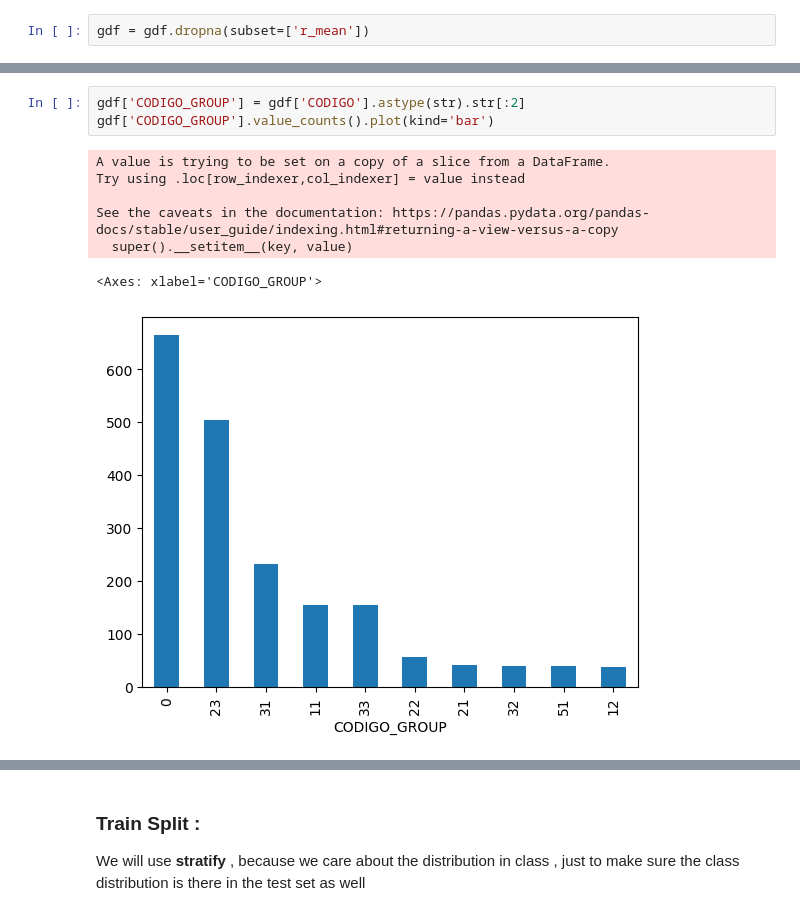
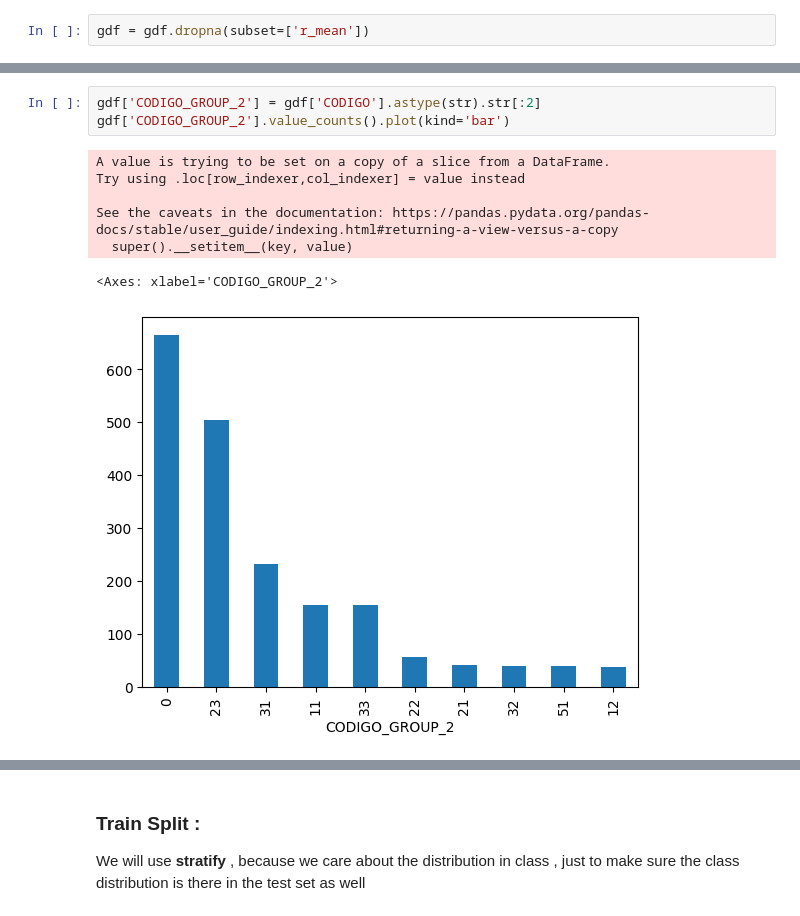
Before and after one commit to kshitijrajsharma/landcoverclassification, a Jupyter notebook: notebooks/train_test_split.ipynb, the cells around one changed output, grey strips where cells are left out. Cells and saved outputs as stored; diff of their text form.

```diff
--- a/notebooks/train_test_split.ipynb
+++ b/notebooks/train_test_split.ipynb
@@ -136,13 +136,13 @@ CODIGO
 31        1
 Name: count, dtype: int64
 # %%
-gdf['CODIGO_GROUP'] = gdf['CODIGO'].astype(str).str[:2]
-gdf['CODIGO_GROUP'].value_counts().plot(kind='bar')
+gdf['CODIGO_GROUP_2'] = gdf['CODIGO'].astype(str).str[:2]
+gdf['CODIGO_GROUP_2'].value_counts().plot(kind='bar')
 # %% [output]
 A value is trying to be set on a copy of a slice from a DataFrame.
 Try using .loc[row_indexer,col_indexer] = value instead
 
 See the caveats in the documentation: https://pandas.pydata.org/pandas-docs/stable/user_guide/indexing.html#returning-a-view-versus-a-copy
   super().__setitem__(key, value)
-<Axes: xlabel='CODIGO_GROUP'>
+<Axes: xlabel='CODIGO_GROUP_2'>
-[figure, old version]
+[figure, new version]
```
Also changed, not shown: parts of 4 cells of this notebook, 3 other files.
